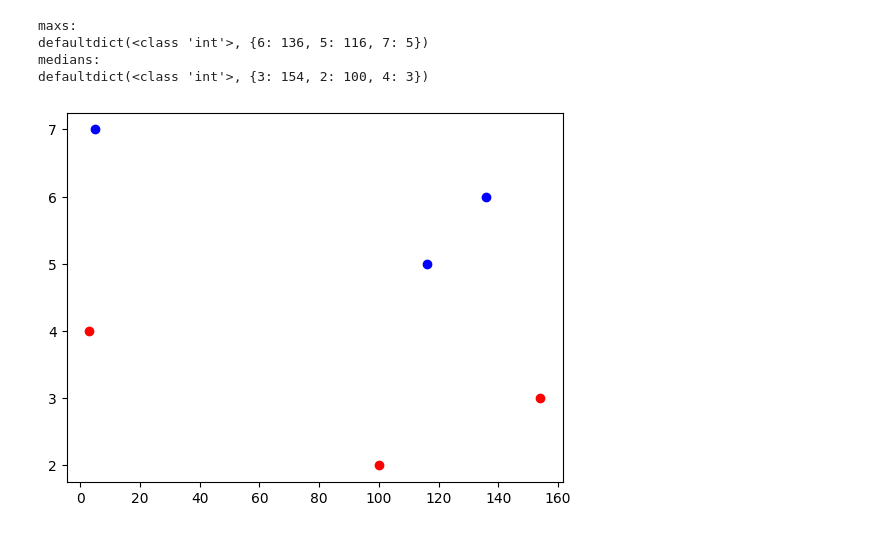
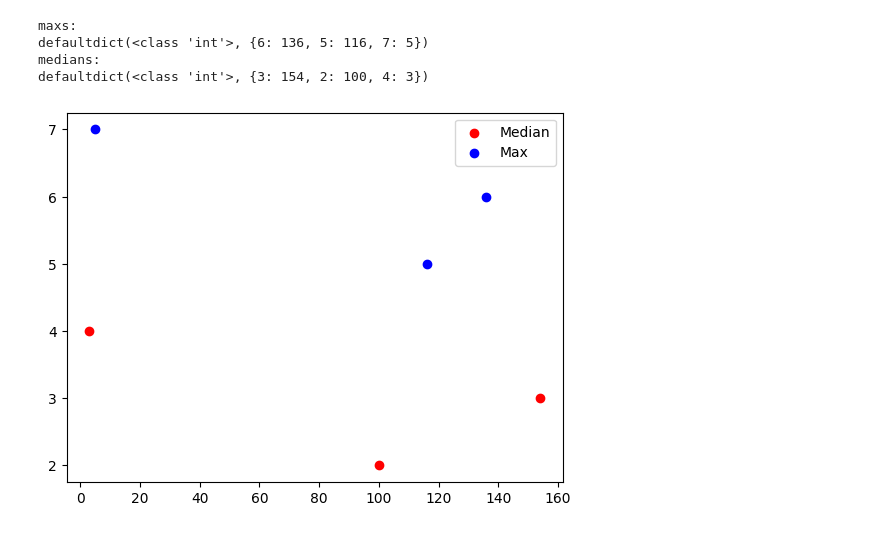
Before and after one commit to Akkyen/Hausaufgaben, a Jupyter notebook: Hausaufgabe1.ipynb, the cells around one changed output. Cells and saved outputs as stored; diff of their text form; code cells hidden in the pictures.

```diff
--- a/Hausaufgabe1.ipynb
+++ b/Hausaufgabe1.ipynb
@@ -69,12 +69,12 @@ maxs:
 defaultdict(<class 'int'>, {6: 136, 5: 116, 7: 5})
 medians:
 defaultdict(<class 'int'>, {3: 154, 2: 100, 4: 3})
-# %%
-for key in medians.keys():
-    plt.scatter(medians[key], key, color="red")
-
-for key in maxs.keys():
-    plt.scatter(maxs[key], key, color="blue")
-plt.show()
-# %% [output]
-[figure, removed]
+# %%
+plt.scatter(medians.values(), medians.keys(), color="red", label="Median")
+
+plt.scatter(maxs.values(), maxs.keys(), color="blue", label="Max")
+
+plt.legend()
+plt.show()
+# %% [output]
+[figure, added]
```
